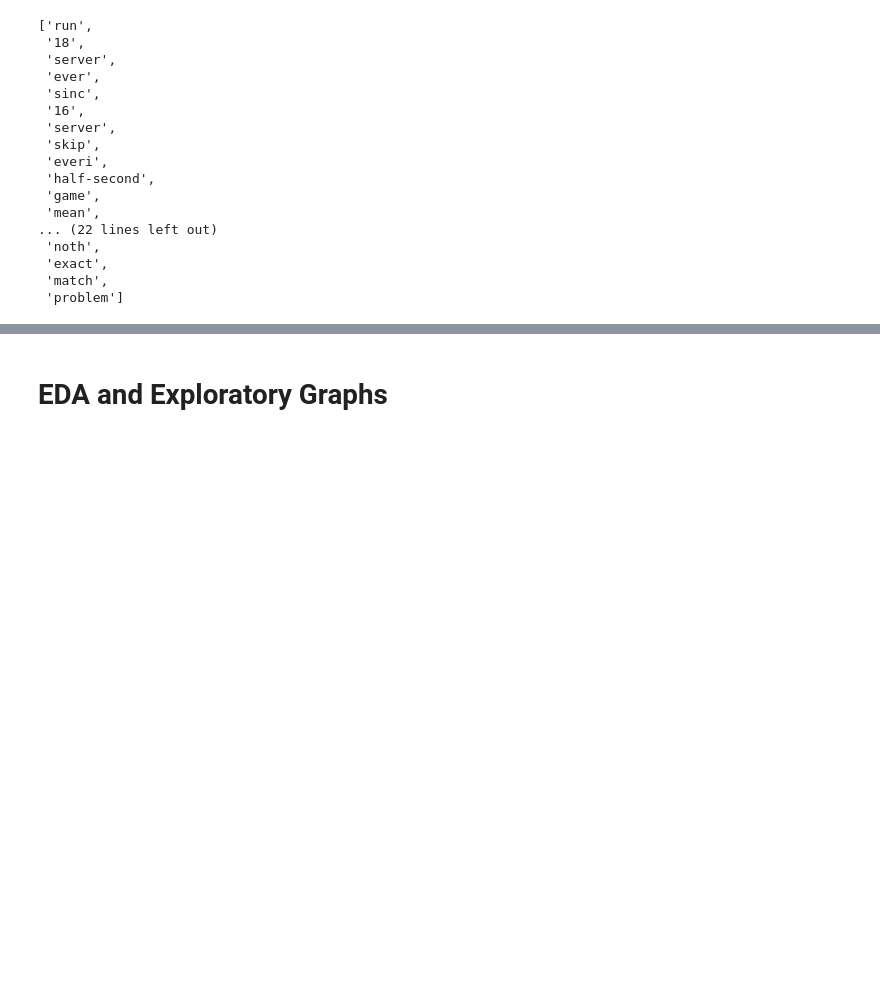
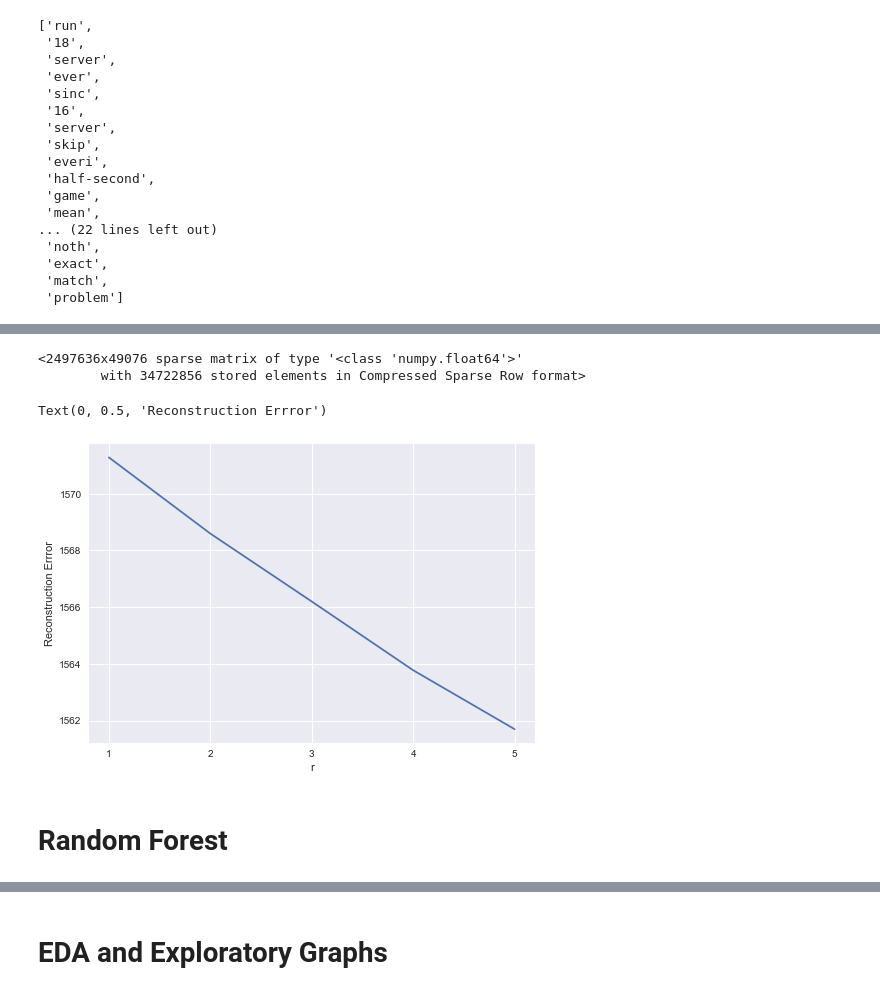
Before and after one commit to Jameshskelton/Reddit-NLP, a Jupyter notebook: Reddit-nlp-project.ipynb, the cells around one changed output, grey strips where cells are left out. Saved outputs shown, nothing was run; the diff lists cells and outputs as text; code cells hidden in the pictures; blank space fills up the shorter version.

```diff
--- a/Reddit-nlp-project.ipynb
+++ b/Reddit-nlp-project.ipynb
@@ -214,0 +176,4 @@ combined_csv.set_index('Unnamed: 0')
+# %%
+clean_df = pd.read_csv('Cleaned_comments.csv')
+# %%
+clean_df2=clean_df.dropna(axis=0)
@@ -214,0 +182,4 @@ combined_csv.set_index('Unnamed: 0')
+# %%
+tfidf_vectorizer = TfidfVectorizer(max_df=0.95, min_df=2, stop_words='english')
+
+vectorized = tfidf_vectorizer.fit_transform(clean_df2['Text'])
@@ -214,0 +206,29 @@ combined_csv.set_index('Unnamed: 0')
+# %%
+from sklearn.decomposition import NMF
+
+model = NMF(n_components=2, init='random', random_state=0)
+W = model.fit_transform(vectorized)
+H = model.components_
+
+def fit_nmf(r):
+    nmf = NMF(n_components=r)
+    nmf.fit(vectorized)
+    W = nmf.transform(vectorized)
+    H = nmf.components_
+    return nmf.reconstruction_err_
+# %%
+vectorized
+# %% [output]
+<2497636x49076 sparse matrix of type '<class 'numpy.float64'>'
+        with 34722856 stored elements in Compressed Sparse Row format>
+# %%
+error = [fit_nmf(i) for i in range(1,6)]
+plt.plot(range(1,6), error)
+plt.xticks(range(1, 6))
+plt.xlabel('r')
+plt.ylabel('Reconstruction Errror')
+# %% [output]
+Text(0, 0.5, 'Reconstruction Errror')
+[figure, added]
+# %% [markdown]
+# Random Forest
```
Also changed, not shown: parts of 33 cells of this notebook.
